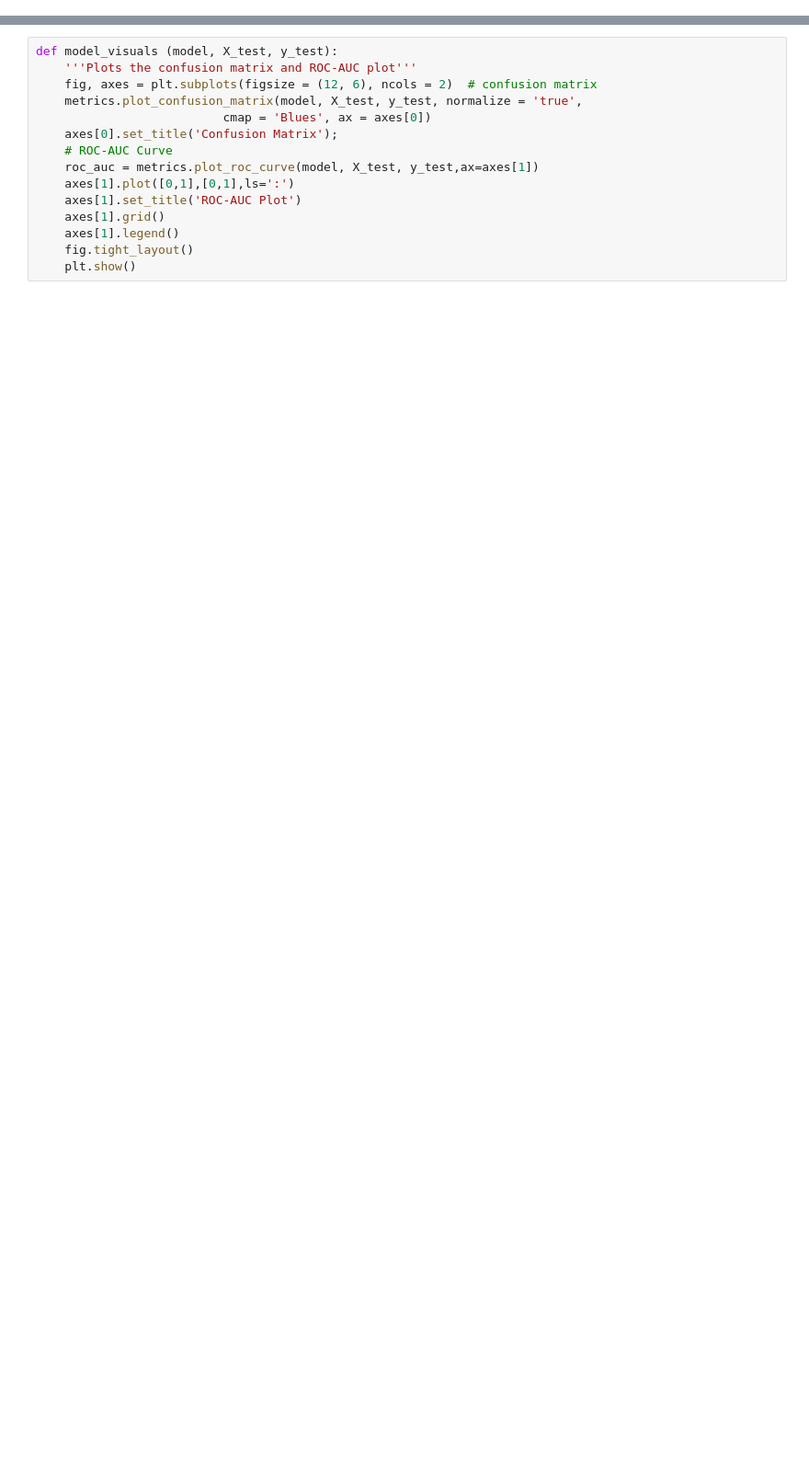
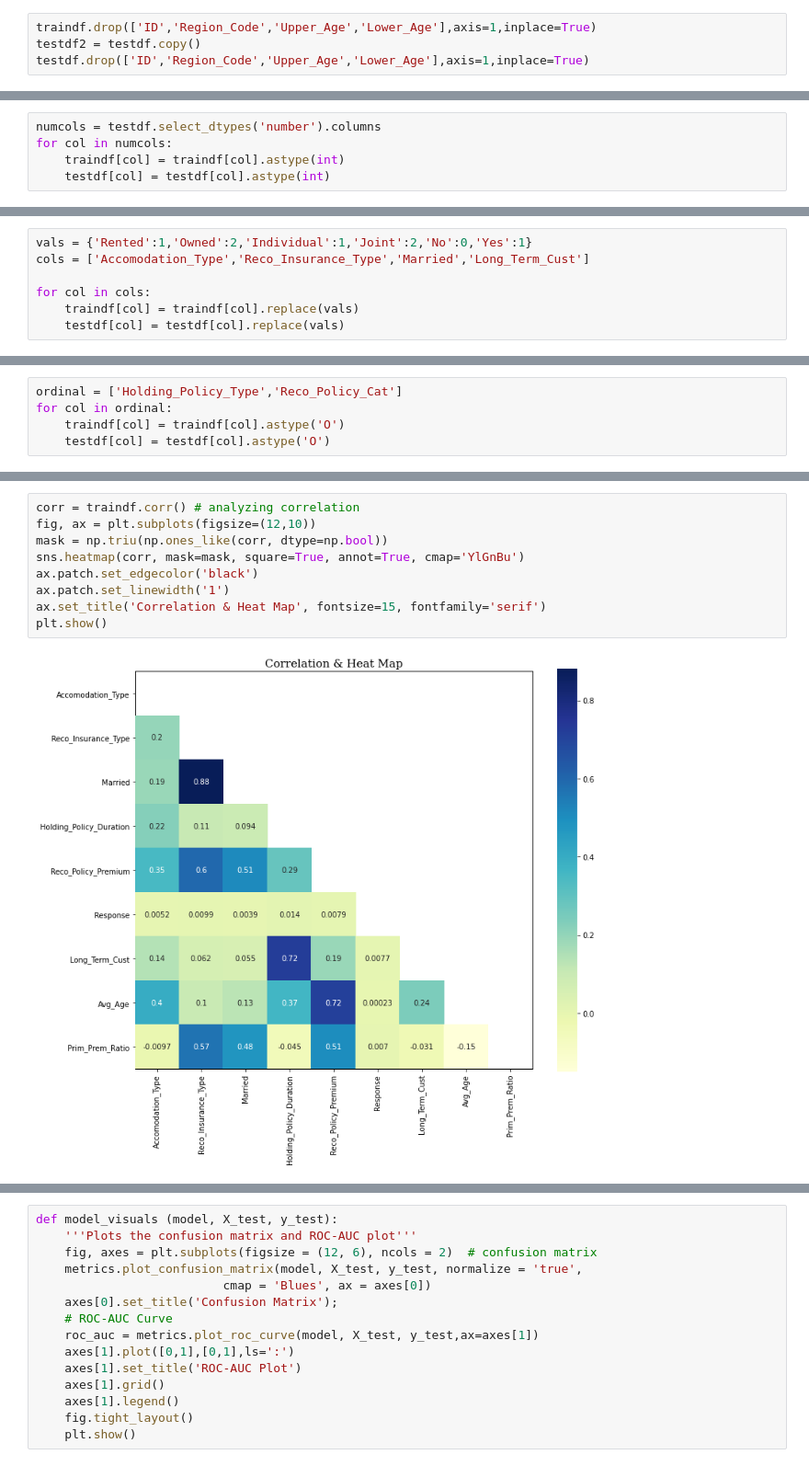
Before and after one commit to miguelangelsantana/Health-Insurance-Lead-Prediction, a Jupyter notebook: Jupiter_notebook.ipynb, the cells around one changed output, grey strips where cells are left out. Shown: that part at 92% size. Cells and saved outputs as stored; diff of their text form; blank space fills up the shorter version.

```diff
--- a/Jupiter_notebook.ipynb
+++ b/Jupiter_notebook.ipynb
@@ -123,0 +99,4 @@ from sklearn.ensemble import AdaBoostClassifier
+# %%
+traindf.drop(['ID','Region_Code','Upper_Age','Lower_Age'],axis=1,inplace=True)
+testdf2 = testdf.copy()
+testdf.drop(['ID','Region_Code','Upper_Age','Lower_Age'],axis=1,inplace=True)
@@ -123,0 +105,5 @@ from sklearn.ensemble import AdaBoostClassifier
+# %%
+numcols = testdf.select_dtypes('number').columns
+for col in numcols:
+    traindf[col] = traindf[col].astype(int)
+    testdf[col] = testdf[col].astype(int)
@@ -123,0 +113,7 @@ from sklearn.ensemble import AdaBoostClassifier
+# %%
+vals = {'Rented':1,'Owned':2,'Individual':1,'Joint':2,'No':0,'Yes':1}
+cols = ['Accomodation_Type','Reco_Insurance_Type','Married','Long_Term_Cust']
+
+for col in cols:
+    traindf[col] = traindf[col].replace(vals)
+    testdf[col] = testdf[col].replace(vals)
@@ -123,0 +122,5 @@ from sklearn.ensemble import AdaBoostClassifier
+# %%
+ordinal = ['Holding_Policy_Type','Reco_Policy_Cat']
+for col in ordinal:
+    traindf[col] = traindf[col].astype('O')
+    testdf[col] = testdf[col].astype('O')
@@ -123,0 +131,11 @@ from sklearn.ensemble import AdaBoostClassifier
+# %%
+corr = traindf.corr() # analyzing correlation
+fig, ax = plt.subplots(figsize=(12,10))
+mask = np.triu(np.ones_like(corr, dtype=np.bool))
+sns.heatmap(corr, mask=mask, square=True, annot=True, cmap='YlGnBu')
+ax.patch.set_edgecolor('black')
+ax.patch.set_linewidth('1')
+ax.set_title('Correlation & Heat Map', fontsize=15, fontfamily='serif')
+plt.show()
+# %% [output]
+[figure, added]
```
Also changed, not shown: parts of 148 cells of this notebook, 29 other files.
